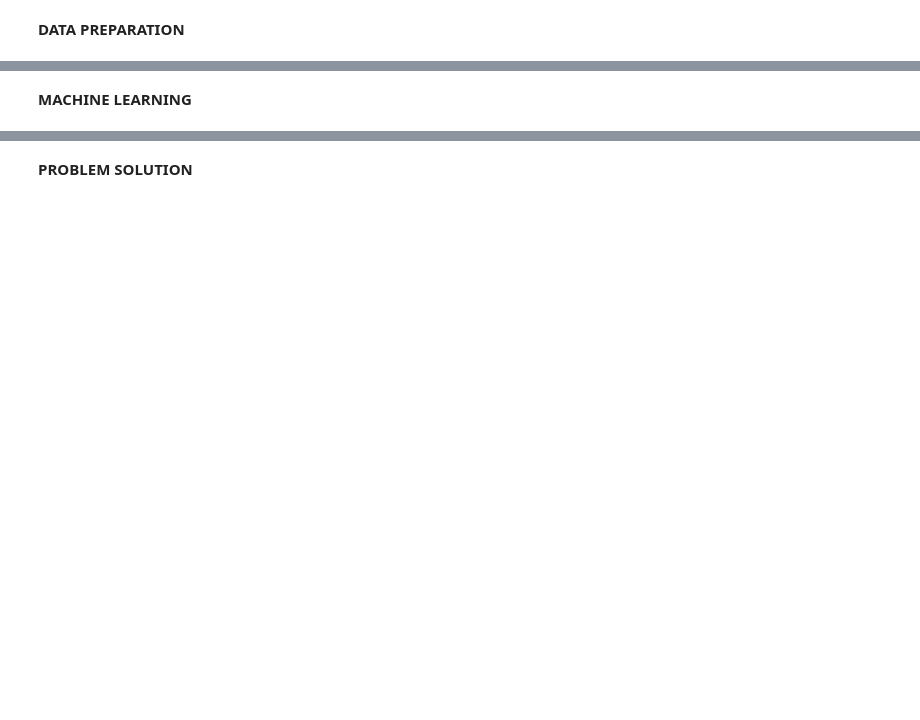
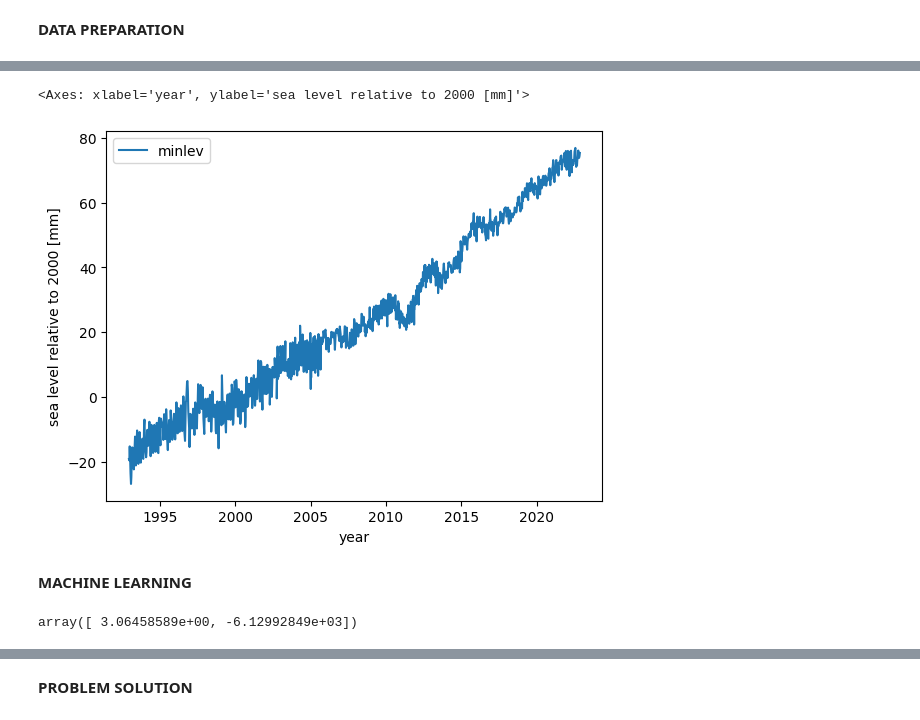
Before and after one commit to ReidelVichot/DSTEP23, a Jupyter notebook: week_1/dstep23_slr.ipynb, the cells around one changed output, grey strips where cells are left out. Drawn from its saved outputs; the diff is of its cells as text; code cells hidden in the pictures; blank space fills up the shorter version.

```diff
--- a/week_1/dstep23_slr.ipynb
+++ b/week_1/dstep23_slr.ipynb
@@ -26,2 +135,7 @@ data["year"]
+# %%
+data.plot("year", "minlev", ylabel="sea level relative to 2000 [mm]")
+# %% [output]
+<Axes: xlabel='year', ylabel='sea level relative to 2000 [mm]'>
+[figure, added]
 # %% [markdown]
 **MACHINE LEARNING**
@@ -27,0 +146,4 @@ data["year"]
+# %%
+params
+# %% [output]
+array([ 3.06458589e+00, -6.12992849e+03])
```
Also changed, not shown: parts of 23 cells of this notebook.
